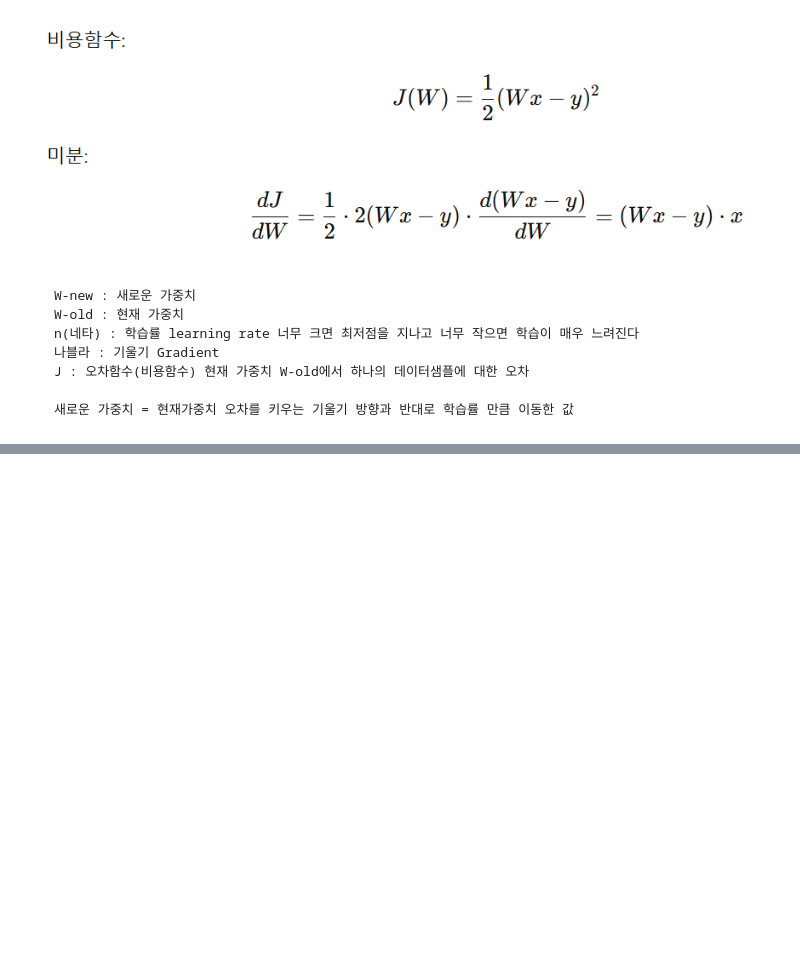
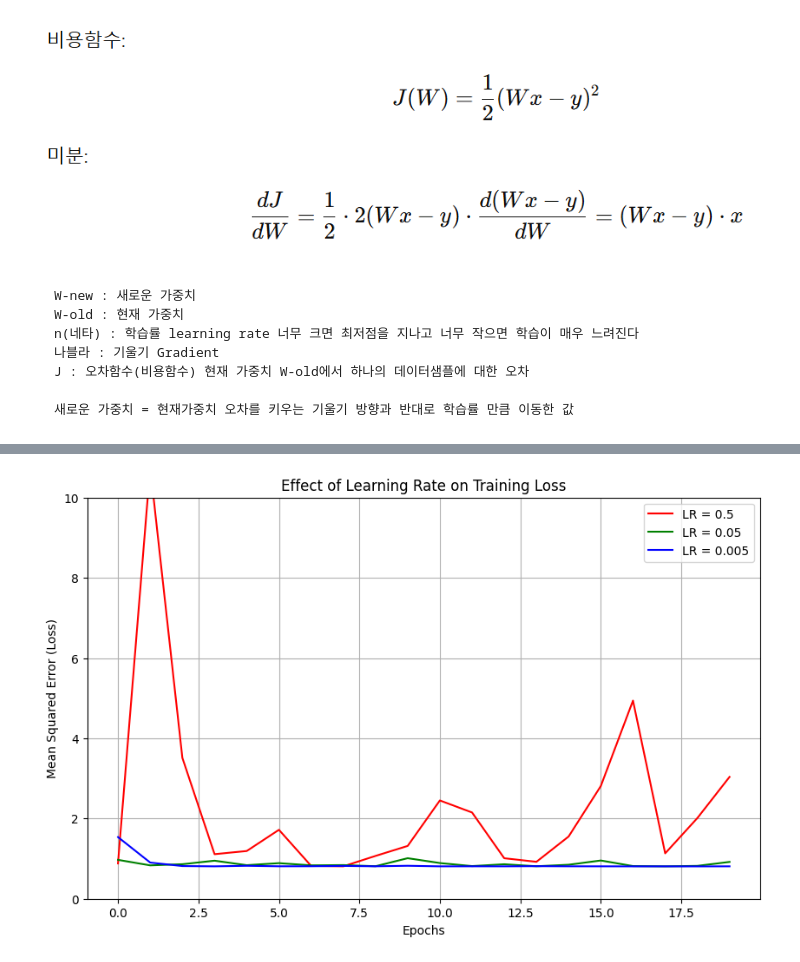
Before and after one commit to djdjdjdfh1/pandas-data-analysis, a Jupyter notebook: part7/7.sgd.ipynb, the cells around one changed output, grey strips where cells are left out. Saved outputs shown, nothing was run; the diff lists cells and outputs as text; code cells hidden in the pictures; blank space fills up the shorter version.

```diff
--- a/part7/7.sgd.ipynb
+++ b/part7/7.sgd.ipynb
@@ -98,0 +288,53 @@ epoch: 21 loss: 1.5549 w: 1.2451 b: 1.2741
+# %%
+import numpy as np
+import matplotlib.pyplot as plt
+
+# 1. 샘플 데이터 생성 (정답: y = 2x + 1)
+np.random.seed(42)
+X = 2 * np.random.rand(100, 1)
+y = 1 + 2 * X + np.random.randn(100, 1)
+
+# 2. 비교할 학습률 리스트
+learning_rates = [0.5, 0.05, 0.005]
+colors = ['red', 'green', 'blue']
+n_epochs = 20
+
+plt.figure(figsize=(10, 6))
+
+# 3. 각 학습률에 대해 SGD 학습 반복
+for lr, color in zip(learning_rates, colors):
+    W = np.random.randn(1, 1)
+    b = np.random.randn(1, 1)
+    loss_history = []
+
+    for epoch in range(n_epochs):
+        # 매 Epoch마다 데이터 샘플 하나씩 학습
+        for i in range(len(X)):
+            random_index = np.random.randint(len(X))
+            xi = X[random_index:random_index+1]
+            yi = y[random_index:random_index+1]
+
+            y_pred = xi.dot(W) + b
+            error = y_pred - yi
+            gradient_W = xi.T.dot(error)
+            gradient_b = np.sum(error)
+
+            W = W - lr * gradient_W
+            b = b - lr * gradient_b
+
+        # Epoch별 손실(loss) 계산 및 기록
+        total_loss = np.mean((X.dot(W) + b - y)**2)
+        loss_history.append(total_loss)
+
+    # 4. 결과 시각화
+    plt.plot(range(n_epochs), loss_history, color=color, label=f'LR = {lr}')
+
+plt.xlabel("Epochs")
+plt.ylabel("Mean Squared Error (Loss)")
+plt.title("Effect of Learning Rate on Training Loss")
+plt.legend()
+plt.grid(True)
+plt.ylim(0, 10) # y축 범위를 고정하여 비교 용이하게 함
+plt.show()
+# %% [output]
+[figure, added]
```
Also changed, not shown: parts of 8 cells of this notebook, 2 other files.
